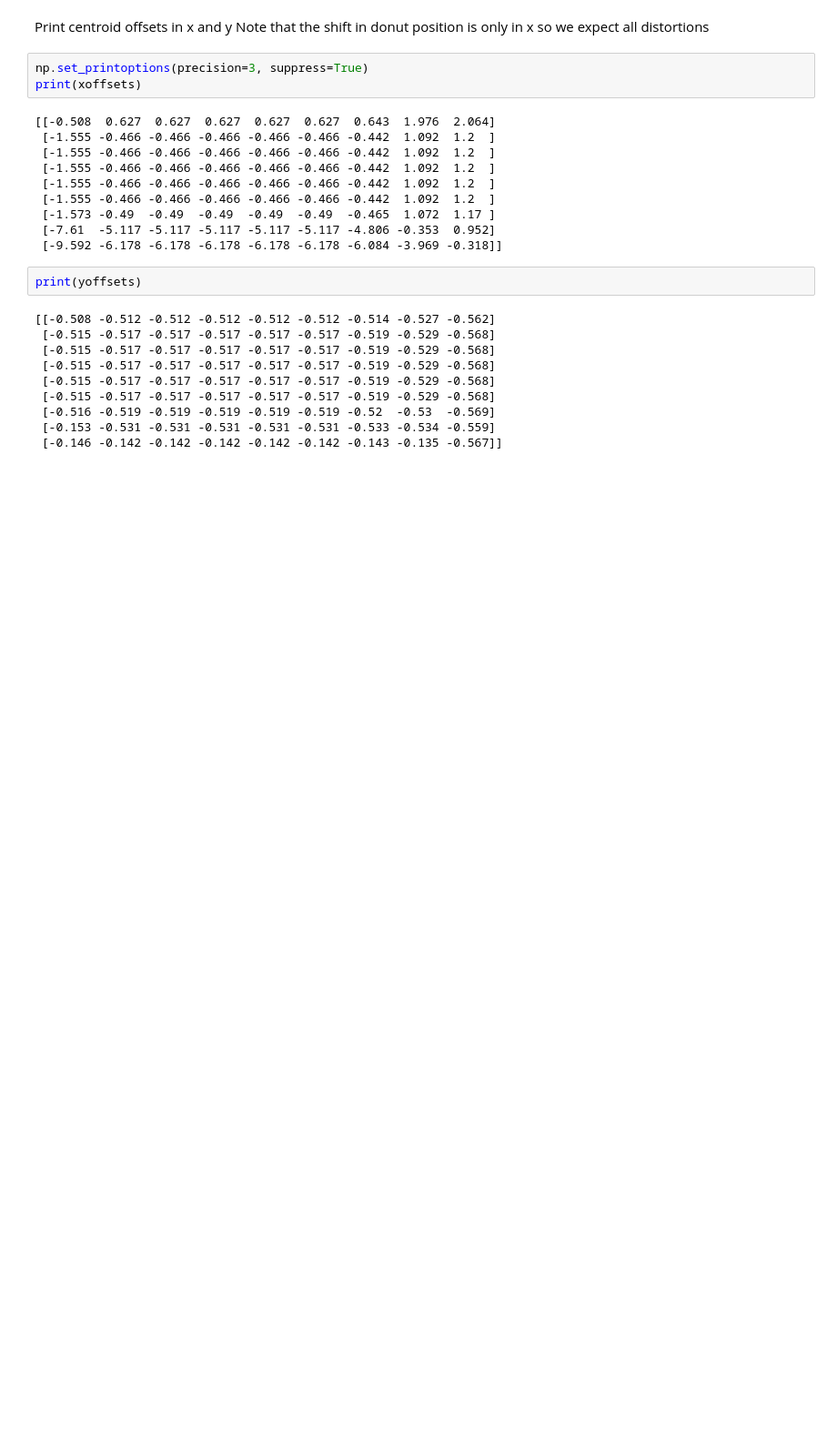
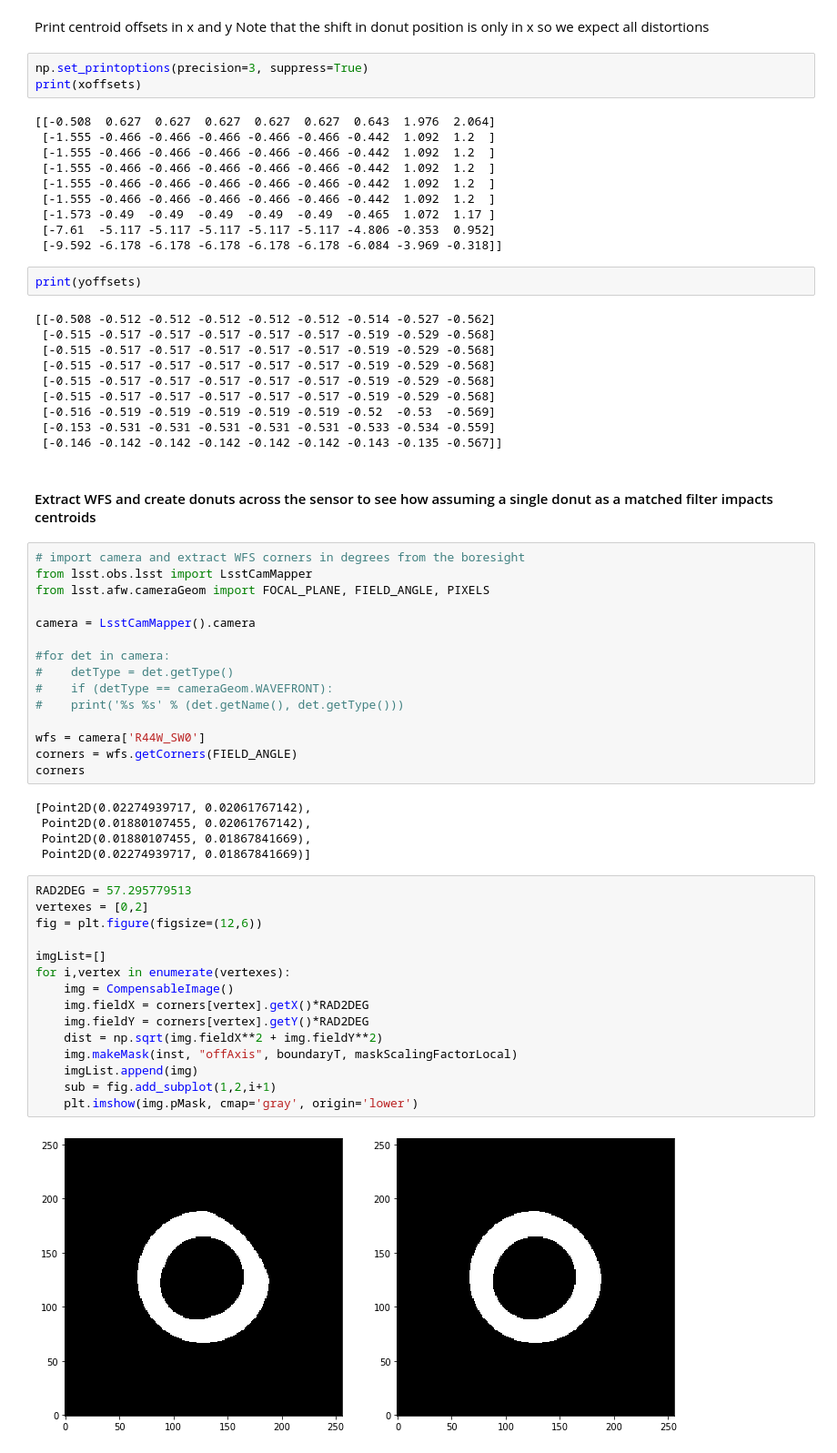
Before and after one commit to lsst-ts/ts_phosim, a Jupyter notebook: notebooks/analysis_notebooks/Centroid_Donut.ipynb, the cells around one changed output. Shown at 91% size. Drawn from its saved outputs; the diff is of its cells as text; blank space fills up the shorter version.

Commit message:
updated centroid

```diff
--- a/notebooks/analysis_notebooks/Centroid_Donut.ipynb
+++ b/notebooks/analysis_notebooks/Centroid_Donut.ipynb
@@ -303,3 +305,42 @@ print(yoffsets)
  [-0.516 -0.519 -0.519 -0.519 -0.519 -0.519 -0.52  -0.53  -0.569]
  [-0.153 -0.531 -0.531 -0.531 -0.531 -0.531 -0.533 -0.534 -0.559]
  [-0.146 -0.142 -0.142 -0.142 -0.142 -0.142 -0.143 -0.135 -0.567]]
+# %% [markdown]
+#### Extract WFS and create donuts across the sensor to see how assuming a single donut as a matched filter impacts centroids
+# %%
+# import camera and extract WFS corners in degrees from the boresight
+from lsst.obs.lsst import LsstCamMapper
+from lsst.afw.cameraGeom import FOCAL_PLANE, FIELD_ANGLE, PIXELS
+
+camera = LsstCamMapper().camera
+
+#for det in camera:
+#    detType = det.getType()
+#    if (detType == cameraGeom.WAVEFRONT):
+#    print('%s %s' % (det.getName(), det.getType()))
+
+wfs = camera['R44W_SW0']
+corners = wfs.getCorners(FIELD_ANGLE)
+corners
+# %% [output]
+[Point2D(0.02274939717, 0.02061767142),
+ Point2D(0.01880107455, 0.02061767142),
+ Point2D(0.01880107455, 0.01867841669),
+ Point2D(0.02274939717, 0.01867841669)]
+# %%
+RAD2DEG = 57.295779513
+vertexes = [0,2]
+fig = plt.figure(figsize=(12,6))
+
+imgList=[]
+for i,vertex in enumerate(vertexes):
+    img = CompensableImage()
+    img.fieldX = corners[vertex].getX()*RAD2DEG
+    img.fieldY = corners[vertex].getY()*RAD2DEG
+    dist = np.sqrt(img.fieldX**2 + img.fieldY**2)
+    img.makeMask(inst, "offAxis", boundaryT, maskScalingFactorLocal)
+    imgList.append(img)
+    sub = fig.add_subplot(1,2,i+1)
+    plt.imshow(img.pMask, cmap='gray', origin='lower')
+# %% [output]
+[figure, added]
```
Also changed, not shown: parts of 10 cells of this notebook.
